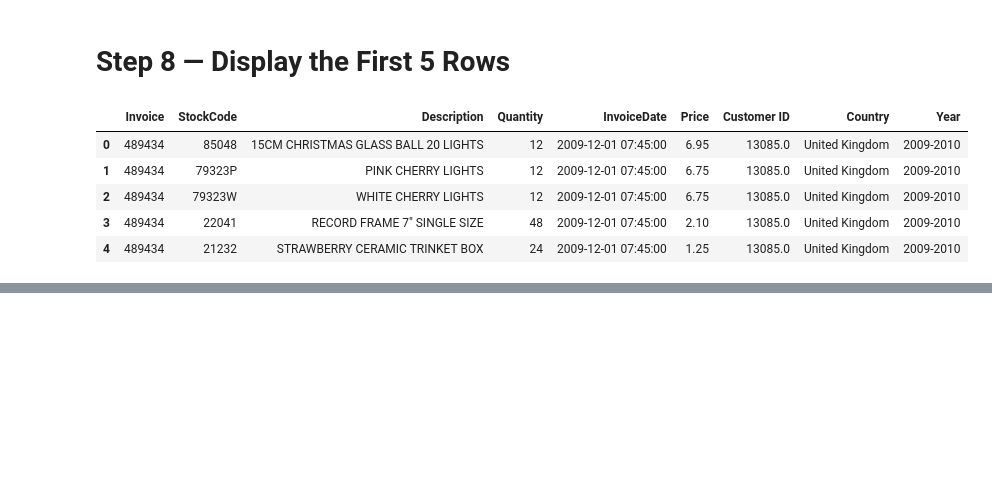
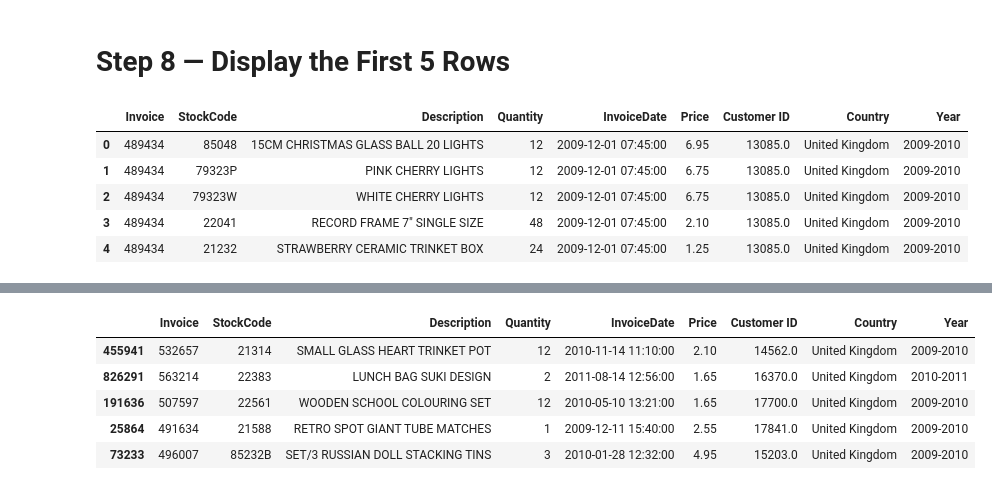
Before and after one commit to AiWriter404/retail-sales-data-cleaning-visualization, a Jupyter notebook: retail-sales-data-cleaning-visualization.ipynb, the cells around one changed output, grey strips where cells are left out. Cells and saved outputs as stored; diff of their text form; code cells hidden in the pictures; blank space fills up the shorter version.

```diff
--- a/retail-sales-data-cleaning-visualization.ipynb
+++ b/retail-sales-data-cleaning-visualization.ipynb
@@ -154,0 +216,9 @@ df.head()
+# %%
+df.sample(5, random_state=42)
+# %% [output]
+|  | Invoice | StockCode | Description | Quantity | InvoiceDate | Price | Customer ID | Country | Year |
+| 455941 | 532657 | 21314 | SMALL GLASS HEART TRINKET POT | 12 | 2010-11-14 11:10:00 | 2.10 | 14562.0 | United Kingdom | 2009-2010 |
+| 826291 | 563214 | 22383 | LUNCH BAG SUKI DESIGN | 2 | 2011-08-14 12:56:00 | 1.65 | 16370.0 | United Kingdom | 2010-2011 |
+| 191636 | 507597 | 22561 | WOODEN SCHOOL COLOURING SET | 12 | 2010-05-10 13:21:00 | 1.65 | 17700.0 | United Kingdom | 2009-2010 |
+| 25864 | 491634 | 21588 | RETRO SPOT GIANT TUBE MATCHES | 1 | 2009-12-11 15:40:00 | 2.55 | 17841.0 | United Kingdom | 2009-2010 |
+| 73233 | 496007 | 85232B | SET/3 RUSSIAN DOLL STACKING TINS | 3 | 2010-01-28 12:32:00 | 4.95 | 15203.0 | United Kingdom | 2009-2010 |
```
Also changed, not shown: parts of 6 cells of this notebook.
